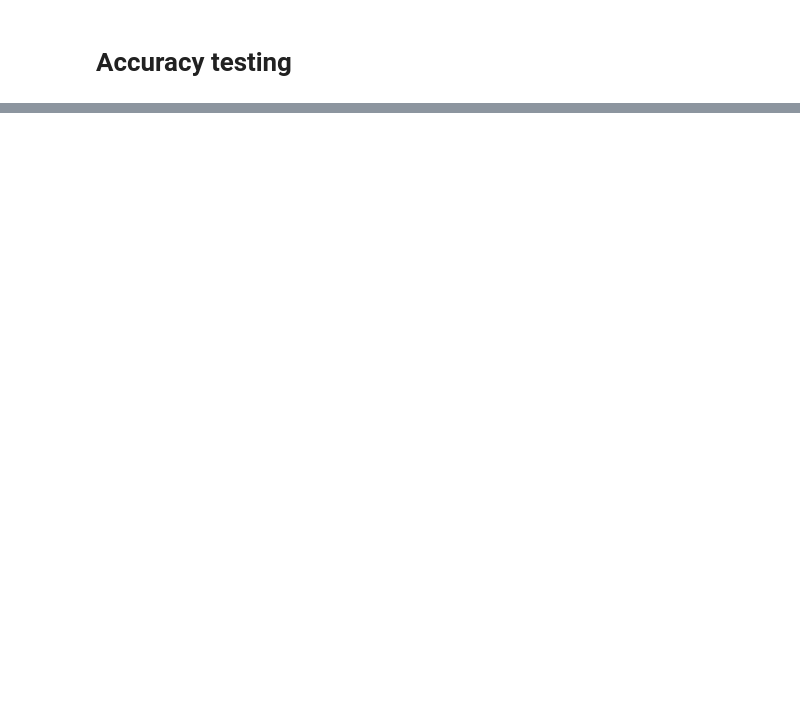
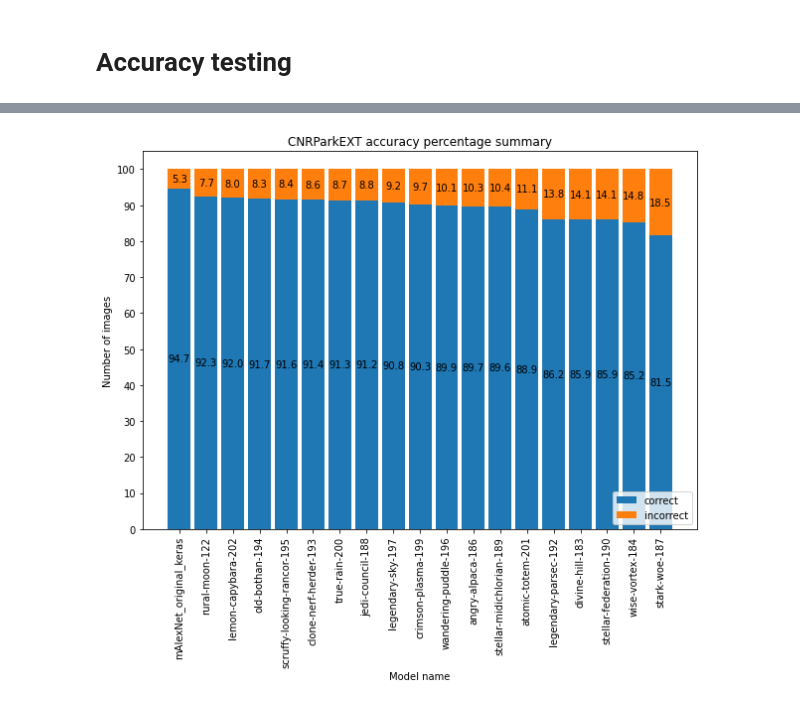
Before and after one commit to krockamichael/Extending-Parking-Occupancy-Detection-Model-for-Night-Lighting-and-Snowy-Weather-Conditions, a Jupyter notebook: DP.ipynb, the cells around one changed output, grey strips where cells are left out. Saved outputs shown, nothing was run; the diff lists cells and outputs as text; code cells hidden in the pictures; blank space fills up the shorter version.

```diff
--- a/DP.ipynb
+++ b/DP.ipynb
@@ -287,0 +468,5 @@ In Ubuntu as .py files.
+# %%
+CNRParkEXT_num_correct = [129989, 128806, 132420, 130730, 124498, 132093, 124795, 131582, 133310, 137164, 132823, 133765, 132748, 118111, 124496, 129780, 132248, 130264, 123367]
+create_accuracy_percentage_plot(CNRParkEXT_num_correct, CNRParkEXT_PATH, 'CNRParkEXT')
+# %% [output]
+[figure, added]
```
Also changed, not shown: parts of 49 cells of this notebook, 20 other files.
